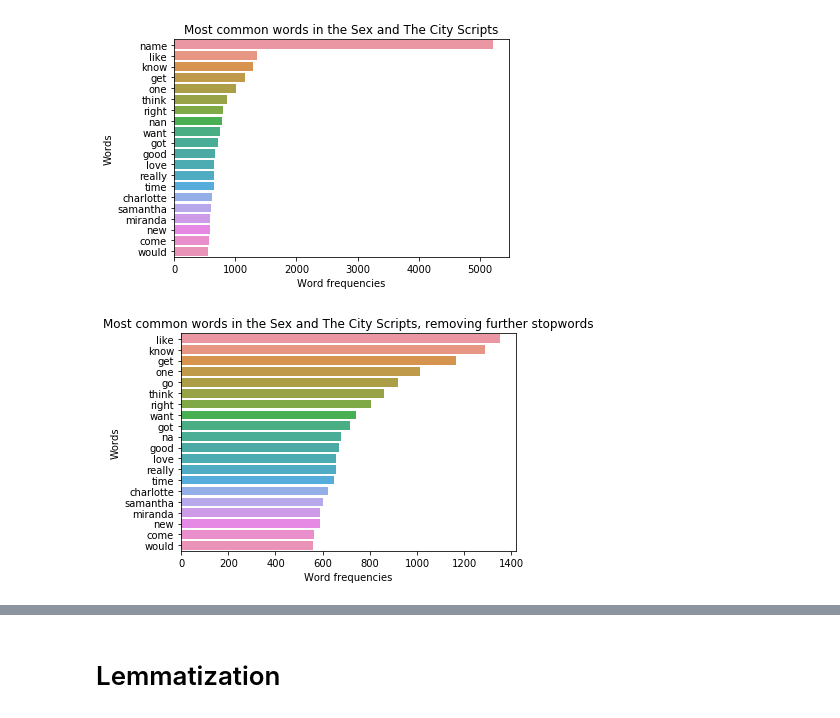
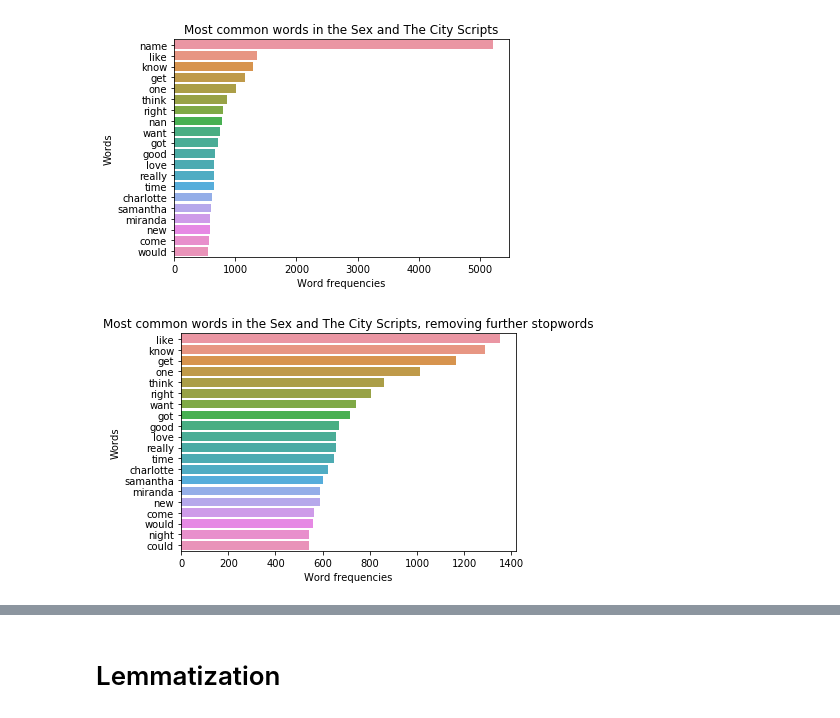
Before and after one commit to ranilovi/SATC_rating_prediction, a Jupyter notebook: text_processing.ipynb, the cells around one changed output, grey strips where cells are left out. Cells and saved outputs as stored; diff of their text form; code cells hidden in the pictures.

```diff
--- a/text_processing.ipynb
+++ b/text_processing.ipynb
@@ -109,21 +109,21 @@ plt.show()
 # %%
 
 #adding oh, nan and na to the list of stopwords, as well as the names of the main characters
 #main_chars = ["charlotte","samantha","carrie","miranda"]
 new_stopw = stopw + ["oh","nan","name"] #+ main_chars
-satc_all_lines_w_rating["w_o_stopwords_2"] = [[token for token in line if token not in new_stopw] for line in satc_all_lines_w_rating.tokenized]
+satc_all_lines_w_rating["w_o_stopwords_2"] = [[token for token in line if token not in new_stopw if len(token)>2] for line in satc_all_lines_w_rating.tokenized]
 
 
 all_words = []
 for line in satc_all_lines_w_rating["w_o_stopwords_2"]:
     for word in line:
         all_words.append(word)
 
 dist = nltk.FreqDist(all_words)
 X = [nb[1] for nb in dist.most_common(20)]
 y = [nb[0] for nb in dist.most_common(20)]
 x = sns.barplot(np.array(X),np.array(y))
 x.set(xlabel='Word frequencies',ylabel='Words',title='Most common words in the Sex and The City Scripts, removing further stopwords')
 plt.show()
 # %% [output]
-[figure, old version]
+[figure, new version]
```
Also changed, not shown: parts of 38 cells of this notebook.
